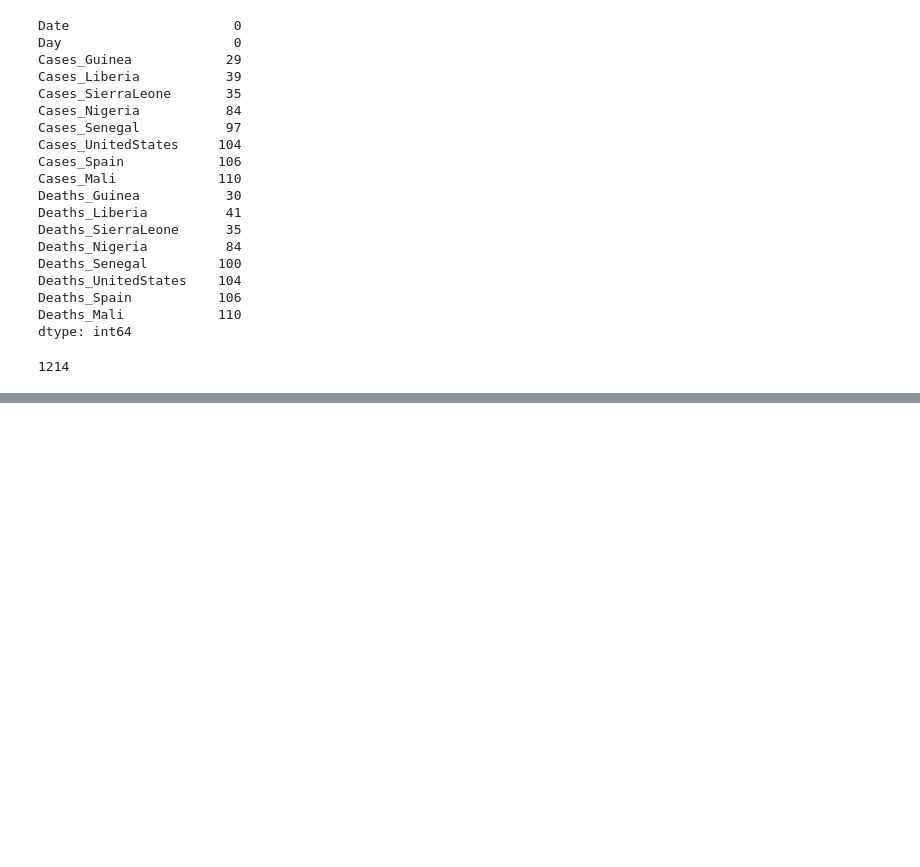
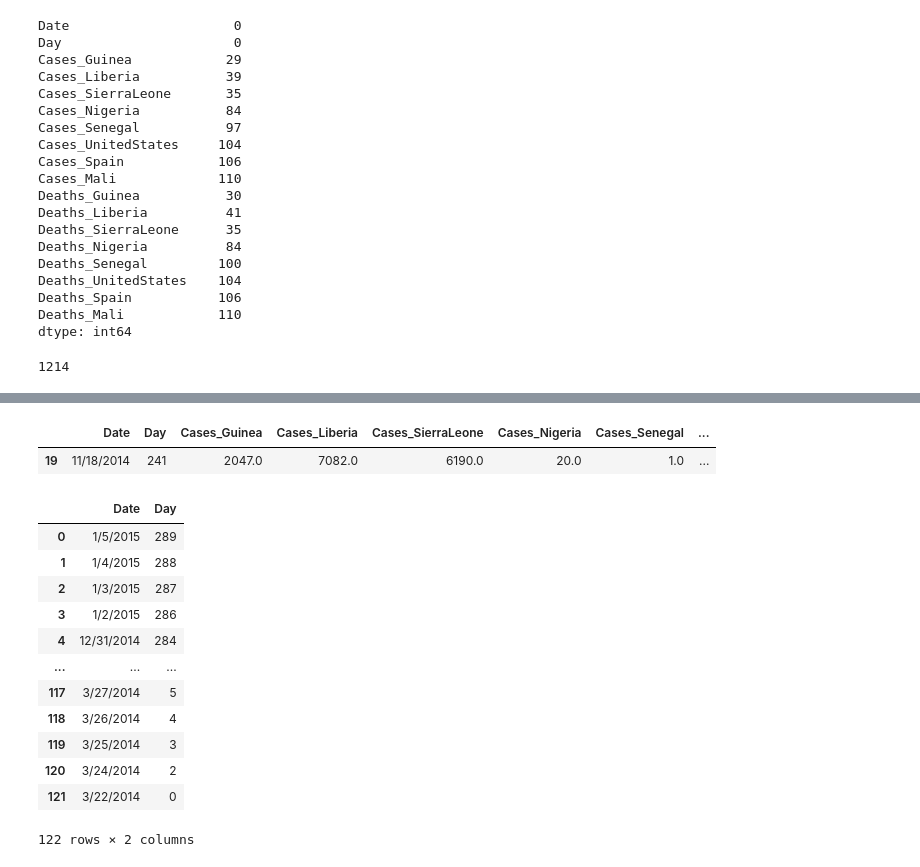
Before and after one commit to hanna9987/do_it_pandas, a Jupyter notebook: notebook/09장.ipynb, the cells around one changed output, grey strips where cells are left out. Saved outputs shown, nothing was run; the diff lists cells and outputs as text; code cells hidden in the pictures; blank space fills up the shorter version.

```diff
--- a/notebook/09장.ipynb
+++ b/notebook/09장.ipynb
@@ -178,0 +183,2 @@ ebola.isnull().sum().sum()
+# %%
+ebola = pd.read_csv('../data/country_timeseries.csv')
@@ -178,0 +287,21 @@ ebola.isnull().sum().sum()
+# %%
+ebola.dropna()
+# %% [output]
+|  | Date | Day | Cases_Guinea | Cases_Liberia | Cases_SierraLeone | Cases_Nigeria | Cases_Senegal | ... |
+| 19 | 11/18/2014 | 241 | 2047.0 | 7082.0 | 6190.0 | 20.0 | 1.0 | ... |
+# %%
+ebola.dropna(axis=1)
+# %% [output]
+|  | Date | Day |
+| 0 | 1/5/2015 | 289 |
+| 1 | 1/4/2015 | 288 |
+| 2 | 1/3/2015 | 287 |
+| 3 | 1/2/2015 | 286 |
+| 4 | 12/31/2014 | 284 |
+| ... | ... | ... |
+| 117 | 3/27/2014 | 5 |
+| 118 | 3/26/2014 | 4 |
+| 119 | 3/25/2014 | 3 |
+| 120 | 3/24/2014 | 2 |
+| 121 | 3/22/2014 | 0 |
+122 rows × 2 columns
```
Also changed, not shown: parts of 9 cells of this notebook, 21 other files.
